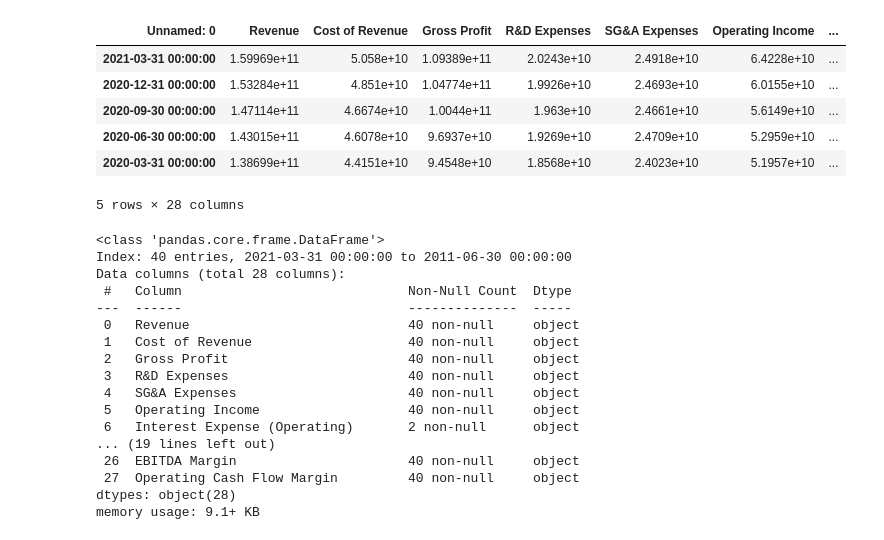
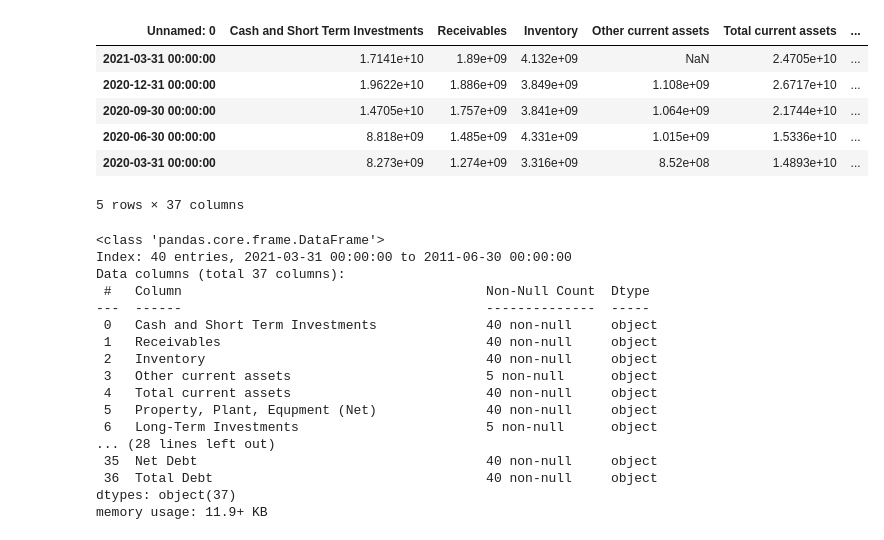
Before and after one commit to sfreagin/SEC_testing, a Jupyter notebook: pulling_stockrow.ipynb, the cells around one changed output. Drawn from its saved outputs; the diff is of its cells as text; code cells hidden in the pictures.

```diff
--- a/pulling_stockrow.ipynb
+++ b/pulling_stockrow.ipynb
@@ -92,37 +110,30 @@ AAPL_df.head()
-# %%
-#read in the DataFrame, transposed
-MSFT_df = pd.read_excel('./Income/MSFT_inc.xlsx').T
-# change the first row to the columns
-MSFT_df.columns = MSFT_df.iloc[0]
-#remove the first row
-MSFT_df = MSFT_df.iloc[1:]
-
-MSFT_df.head()
-# %% [output]
-| Unnamed: 0 | Revenue | Cost of Revenue | Gross Profit | R&D Expenses | SG&A Expenses | Operating Income | ... |
-| 2021-03-31 00:00:00 | 1.59969e+11 | 5.058e+10 | 1.09389e+11 | 2.0243e+10 | 2.4918e+10 | 6.4228e+10 | ... |
-| 2020-12-31 00:00:00 | 1.53284e+11 | 4.851e+10 | 1.04774e+11 | 1.9926e+10 | 2.4693e+10 | 6.0155e+10 | ... |
-| 2020-09-30 00:00:00 | 1.47114e+11 | 4.6674e+10 | 1.0044e+11 | 1.963e+10 | 2.4661e+10 | 5.6149e+10 | ... |
-| 2020-06-30 00:00:00 | 1.43015e+11 | 4.6078e+10 | 9.6937e+10 | 1.9269e+10 | 2.4709e+10 | 5.2959e+10 | ... |
-| 2020-03-31 00:00:00 | 1.38699e+11 | 4.4151e+10 | 9.4548e+10 | 1.8568e+10 | 2.4023e+10 | 5.1957e+10 | ... |
-5 rows × 28 columns
+# %%
+balance_df.head()
+# %% [output]
+| Unnamed: 0 | Cash and Short Term Investments | Receivables | Inventory | Other current assets | Total current assets | ... |
+| 2021-03-31 00:00:00 | 1.7141e+10 | 1.89e+09 | 4.132e+09 | NaN | 2.4705e+10 | ... |
+| 2020-12-31 00:00:00 | 1.9622e+10 | 1.886e+09 | 3.849e+09 | 1.108e+09 | 2.6717e+10 | ... |
+| 2020-09-30 00:00:00 | 1.4705e+10 | 1.757e+09 | 3.841e+09 | 1.064e+09 | 2.1744e+10 | ... |
+| 2020-06-30 00:00:00 | 8.818e+09 | 1.485e+09 | 4.331e+09 | 1.015e+09 | 1.5336e+10 | ... |
+| 2020-03-31 00:00:00 | 8.273e+09 | 1.274e+09 | 3.316e+09 | 8.52e+08 | 1.4893e+10 | ... |
+5 rows × 37 columns
 # %%
-AAPL_df.info()
+balance_df.info()
 # %% [output]
 <class 'pandas.core.frame.DataFrame'>
 Index: 40 entries, 2021-03-31 00:00:00 to 2011-06-30 00:00:00
-Data columns (total 28 columns):
- #   Column                             Non-Null Count  Dtype
----  ------                             --------------  -----
- 0   Revenue                            40 non-null     object
- 1   Cost of Revenue                    40 non-null     object
- 2   Gross Profit                       40 non-null     object
- 3   R&D Expenses                       40 non-null     object
- 4   SG&A Expenses                      40 non-null     object
- 5   Operating Income                   40 non-null     object
- 6   Interest Expense (Operating)       2 non-null      object
-... (19 lines left out)
- 26  EBITDA Margin                      40 non-null     object
- 27  Operating Cash Flow Margin         40 non-null     object
-dtypes: object(28)
-memory usage: 9.1+ KB
+Data columns (total 37 columns):
+ #   Column                                       Non-Null Count  Dtype
+---  ------                                       --------------  -----
+ 0   Cash and Short Term Investments              40 non-null     object
+ 1   Receivables                                  40 non-null     object
+ 2   Inventory                                    40 non-null     object
+ 3   Other current assets                         5 non-null      object
+ 4   Total current assets                         40 non-null     object
+ 5   Property, Plant, Equpment (Net)              40 non-null     object
+ 6   Long-Term Investments                        5 non-null      object
+... (28 lines left out)
+ 35  Net Debt                                     40 non-null     object
+ 36  Total Debt                                   40 non-null     object
+dtypes: object(37)
+memory usage: 11.9+ KB
```
Also changed, not shown: parts of 15 cells of this notebook.
